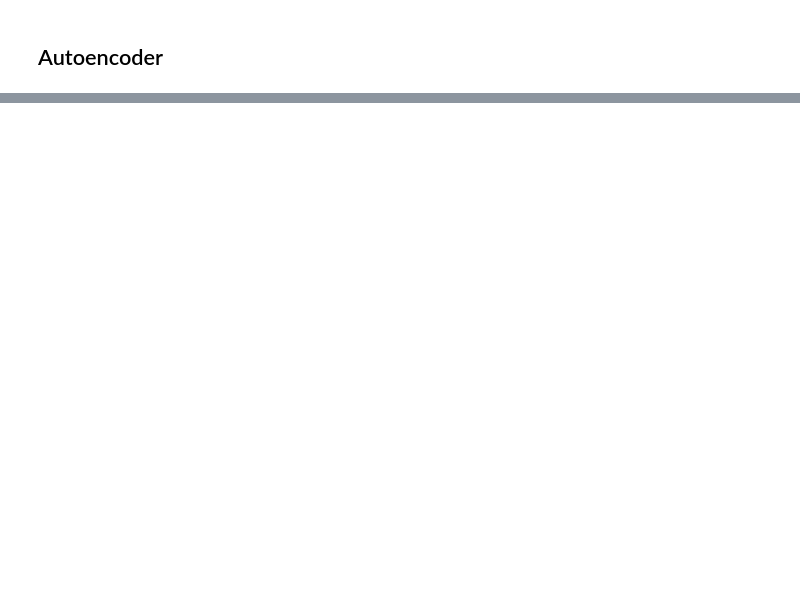
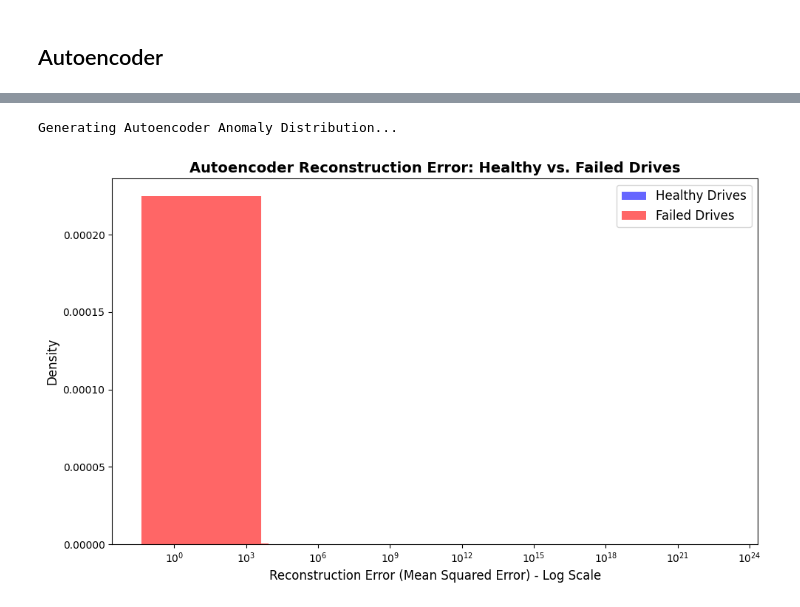
Before and after one commit to sadegh-n/backblaze-failure-prediction, a Jupyter notebook: notebooks/03_model.ipynb, the cells around one changed output, grey strips where cells are left out. Cells and saved outputs as stored; diff of their text form; code cells hidden in the pictures; blank space fills up the shorter version.

```diff
--- a/notebooks/03_model.ipynb
+++ b/notebooks/03_model.ipynb
@@ -338,0 +369,23 @@ Pseudo-Recall: 31.64%
+# %%
+print("Generating Autoencoder Anomaly Distribution...")
+
+healthy_scores = autoencoder_scores[y_test == 0]
+failed_scores = autoencoder_scores[y_test == 1]
+
+plt.figure(figsize=(10, 6))
+
+plt.hist(healthy_scores, bins=50, alpha=0.6, color='blue', label='Healthy Drives', density=True)
+plt.hist(failed_scores, bins=50, alpha=0.6, color='red', label='Failed Drives', density=True)
+
+plt.xscale('log')
+
+plt.title('Autoencoder Reconstruction Error: Healthy vs. Failed Drives', fontsize=14, fontweight='bold')
+plt.xlabel('Reconstruction Error (Mean Squared Error) - Log Scale', fontsize=12)
+plt.ylabel('Density', fontsize=12)
+plt.legend(fontsize=12)
+
+plt.tight_layout()
+plt.show()
+# %% [output]
+Generating Autoencoder Anomaly Distribution...
+[figure, added]
```
Also changed, not shown: parts of 12 cells of this notebook.
